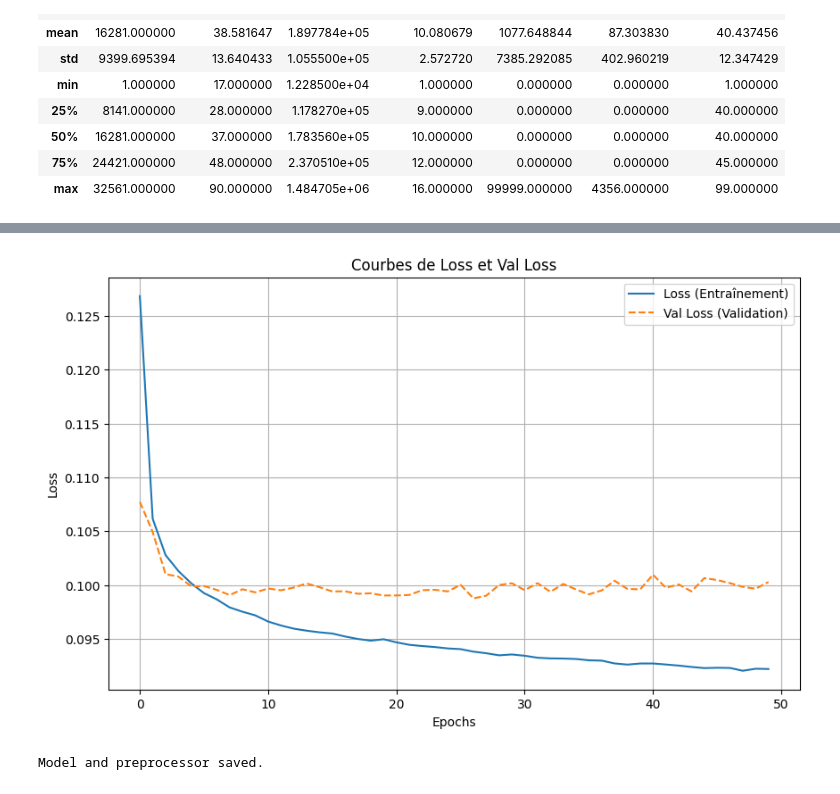
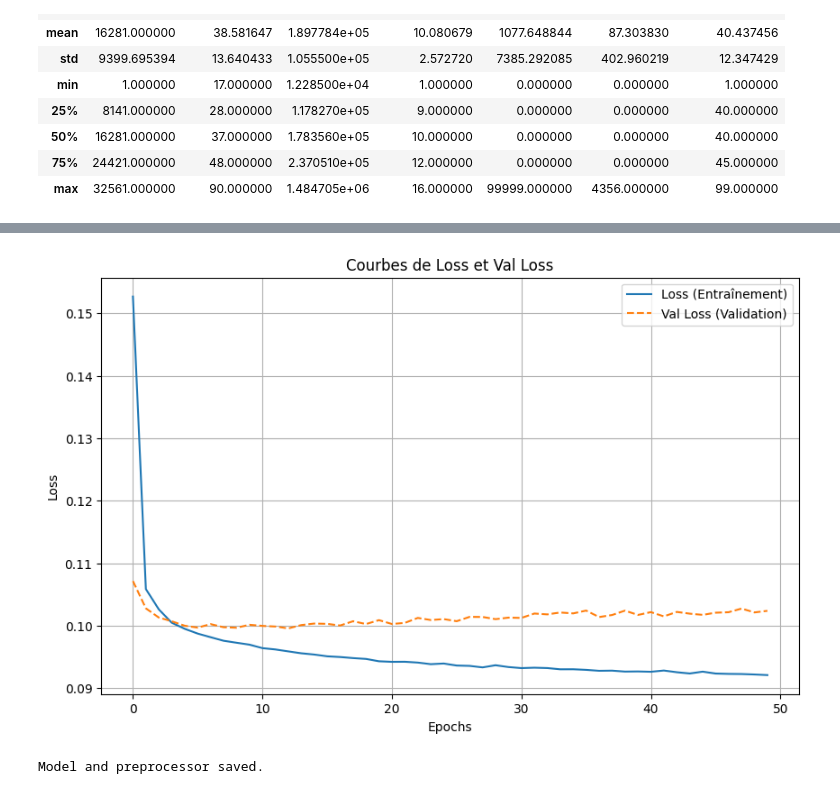
Before and after one commit to ThomasHtn/scalable_model, a Jupyter notebook: notebook.ipynb, the cells around one changed output, grey strips where cells are left out. Saved outputs shown, nothing was run; the diff lists cells and outputs as text; code cells hidden in the pictures.

```diff
--- a/notebook.ipynb
+++ b/notebook.ipynb
@@ -160,7 +160,6 @@ dtype: object>
 from api.training.train import simple_model_train
 
 numerical_cols = [
-    "id",
     "age",
     "fnlwgt",
     "education_num",
@@ -189,3 +188,3 @@ MSE: 0.1003, MAE: 0.1956, R²: 0.4521
 ============================================================
-[figure, old version]
+[figure, new version]
 Model and preprocessor saved.
```
Also changed, not shown: parts of 1 cell of this notebook, 12 other files.
